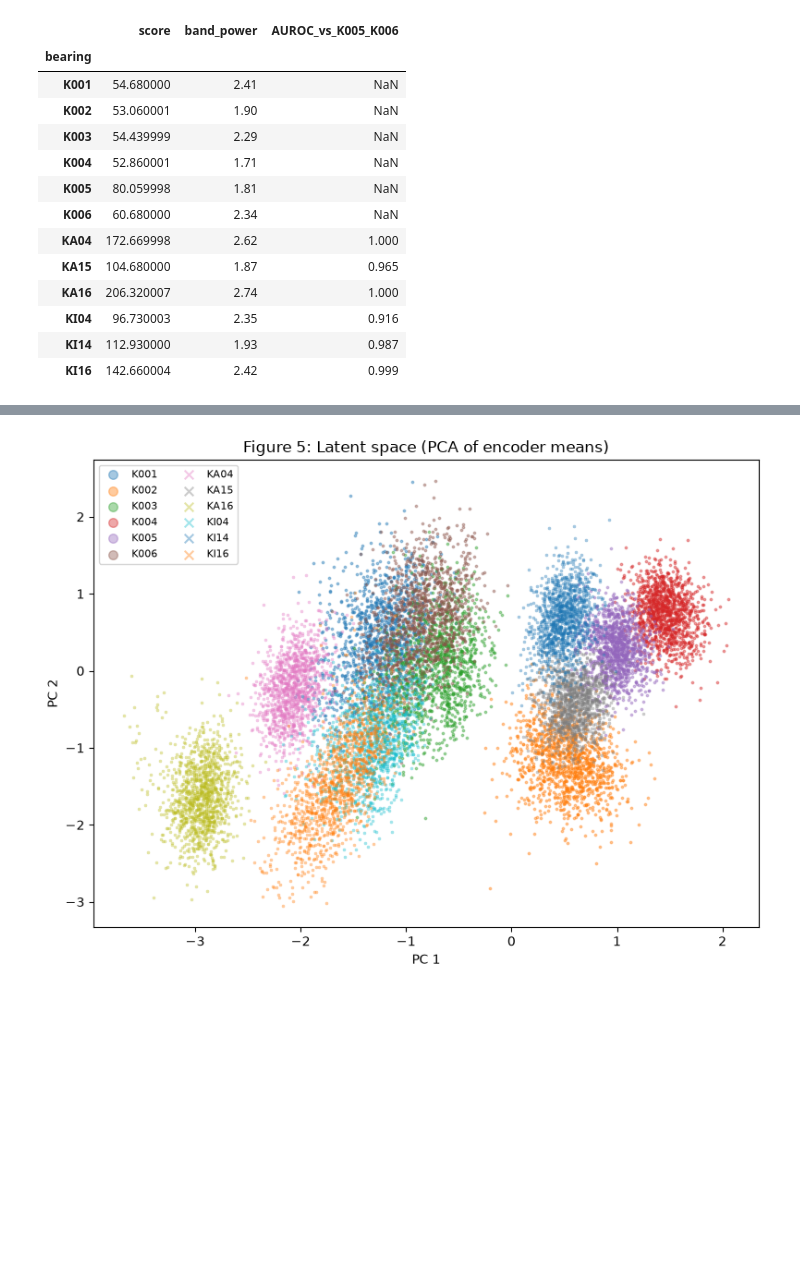
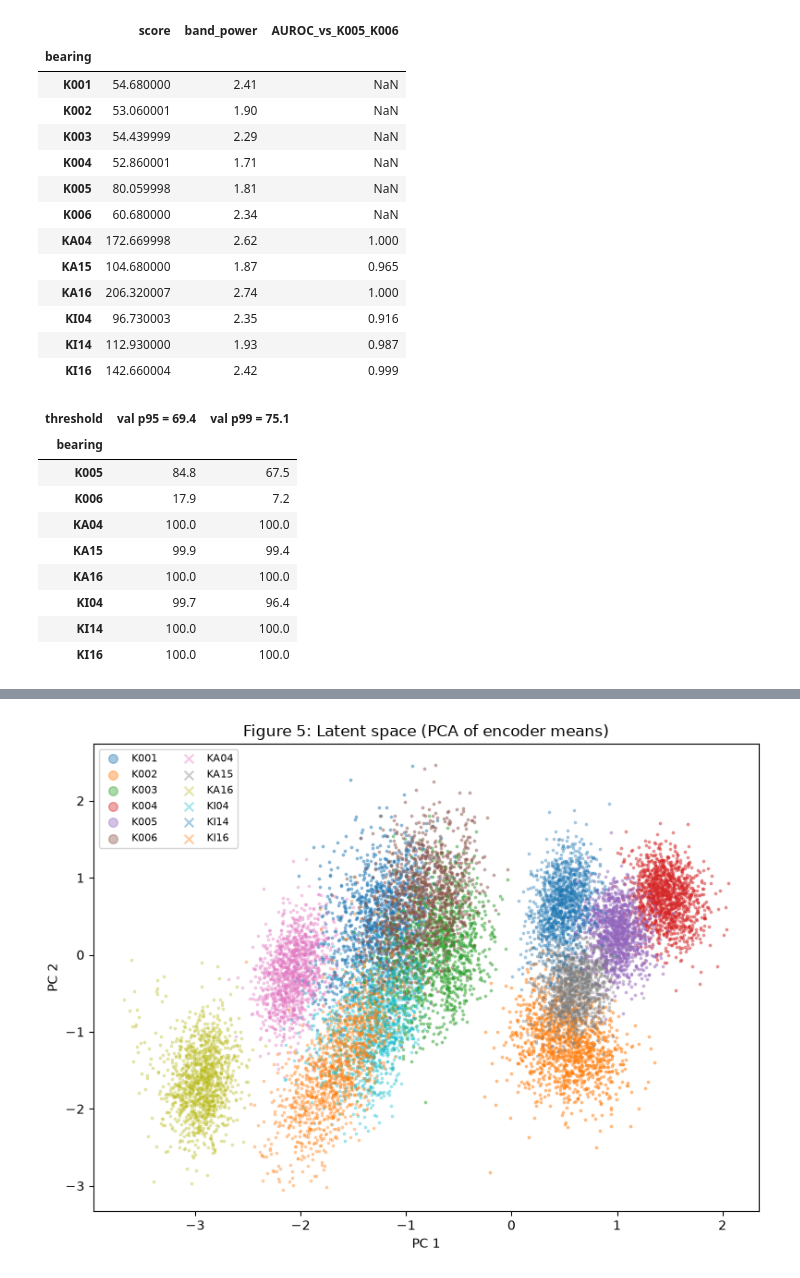
Before and after one commit to MinKhaungMinLwin/VAE-for-bearing-vibration, a Jupyter notebook: generative_model.ipynb, the cells around one changed output, grey strips where cells are left out. Saved outputs shown, nothing was run; the diff lists cells and outputs as text; code cells hidden in the pictures; blank space fills up the shorter version.

```diff
--- a/generative_model.ipynb
+++ b/generative_model.ipynb
@@ -382,6 +382,27 @@ Correlation between score and loudness (all test windows): 0.66
 | KI04 | 96.730003 | 2.35 | 0.916 |
 | KI14 | 112.930000 | 1.93 | 0.987 |
 | KI16 | 142.660004 | 2.42 | 0.999 |
+# %%
+# Alarm threshold set on held-out healthy data only (validation = recordings 17–20 of K001–K004, never trained on)
+rows = []
+for q in (95, 99):
+    t = np.percentile(score[va.values], q)
+    for b in ["K005", "K006", "KA04", "KA15", "KA16", "KI04", "KI14", "KI16"]:
+        rows.append({"threshold": f"val p{q} = {t:.1f}", "bearing": b,
+                     "flagged_%": 100 * (score[(spec_meta.bearing == b).values] > t).mean()})
+alarms = pd.DataFrame(rows).pivot(index="bearing", columns="threshold", values="flagged_%").round(1)
+alarms  # K005/K006 rows = false-alarm rate; damaged rows = detection rate
+# %% [output]
+| threshold | val p95 = 69.4 | val p99 = 75.1 |
+| bearing |  |  |
+| K005 | 84.8 | 67.5 |
+| K006 | 17.9 | 7.2 |
+| KA04 | 100.0 | 100.0 |
+| KA15 | 99.9 | 99.4 |
+| KA16 | 100.0 | 100.0 |
+| KI04 | 99.7 | 96.4 |
+| KI14 | 100.0 | 100.0 |
+| KI16 | 100.0 | 100.0 |
 # %% [markdown]
 #### Interpretation of Figure 4 and the prediction result
 
```
Also changed, not shown: parts of 4 cells of this notebook, 1 other file.
